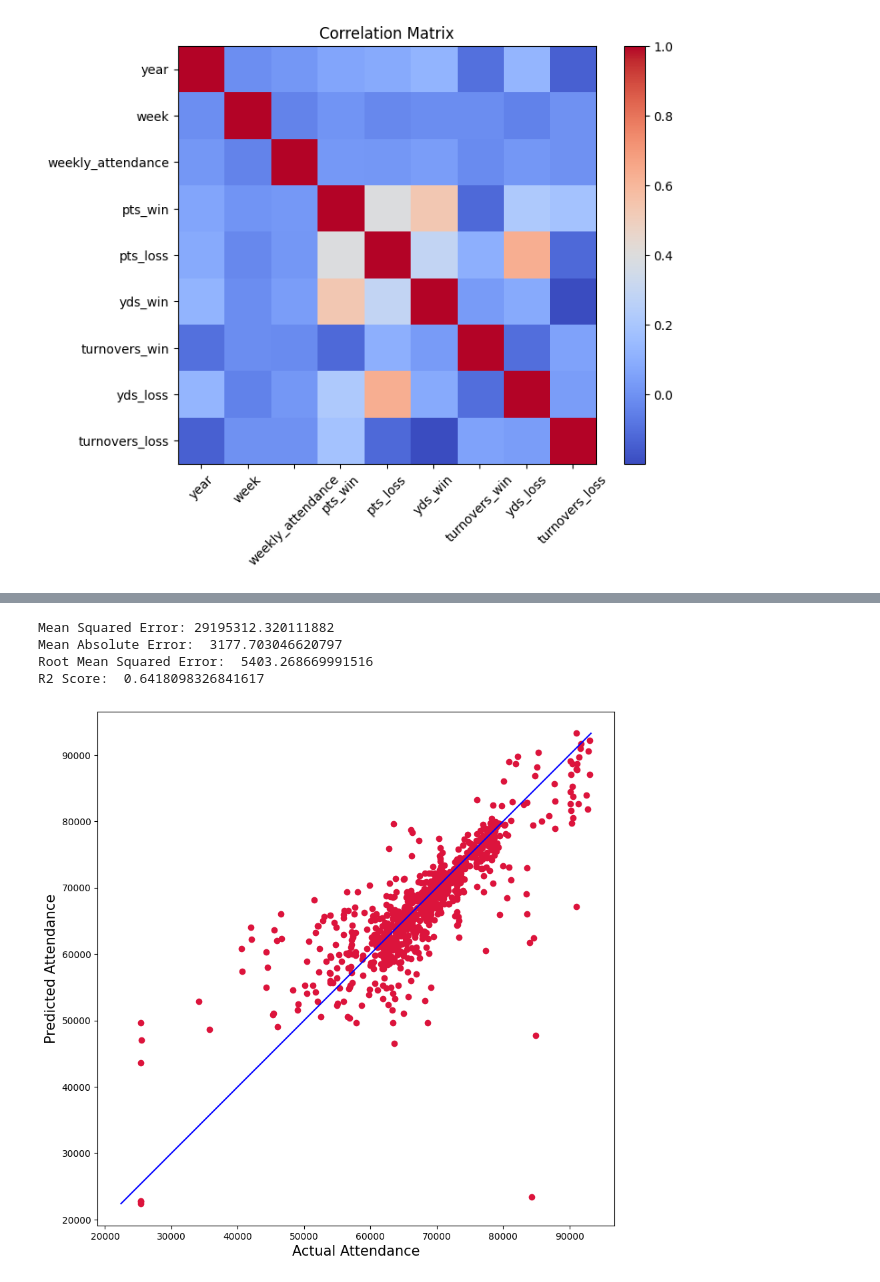
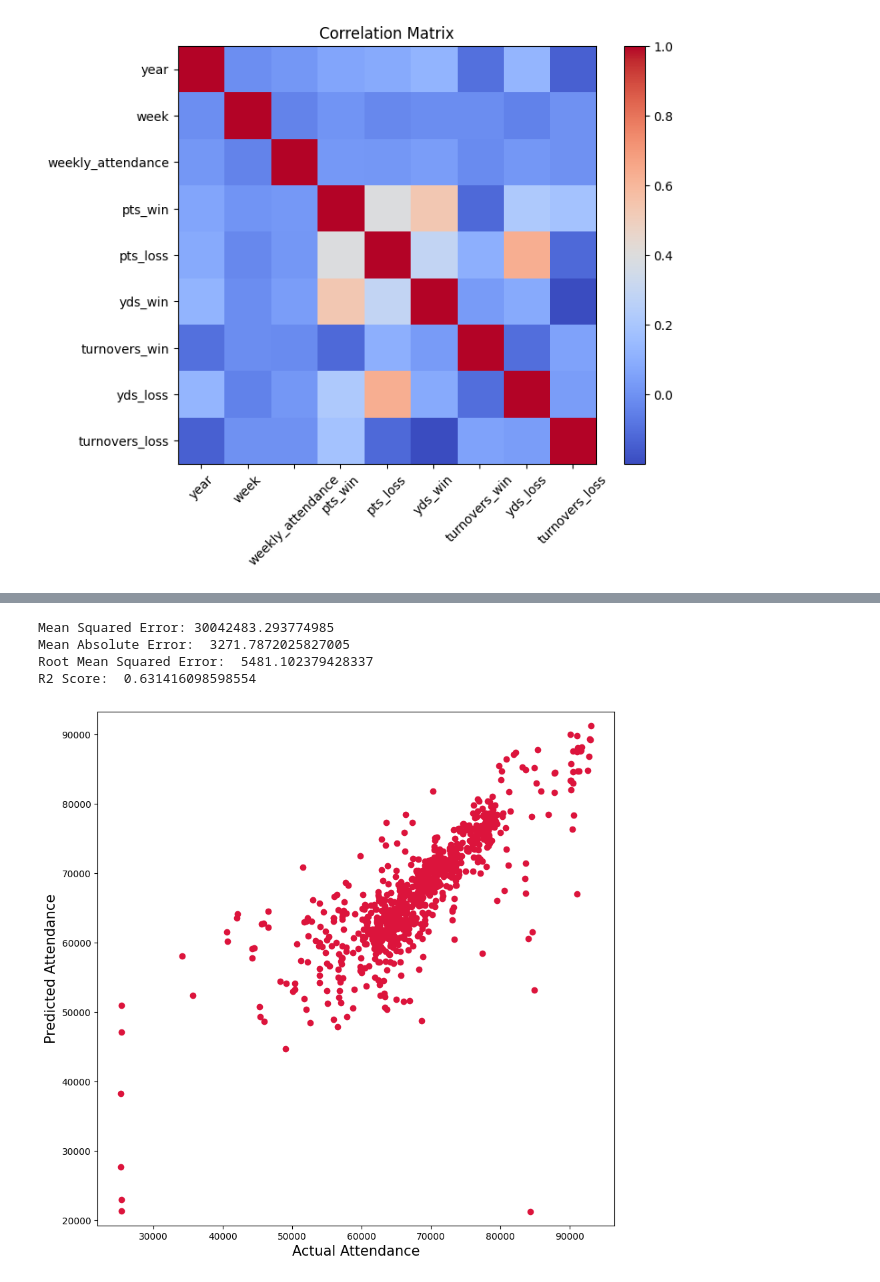
Before and after one commit to tylerbang/csc-4240-course-project, a Jupyter notebook: FNN.ipynb, the cells around one changed output, grey strips where cells are left out. Saved outputs shown, nothing was run; the diff lists cells and outputs as text; code cells hidden in the pictures.

```diff
--- a/FNN.ipynb
+++ b/FNN.ipynb
@@ -165,20 +165,16 @@ X_test_encoded = pd.concat([X_test_scaled.drop(columns=to_convert_categorical).r
 def model_builder(hp):
     model = Sequential()
     hp_activation = hp.Choice('activation', values=['relu', 'selu', 'linear', 'mish'])
-    hp_layer_1 = hp.Int('layer_1', min_value=1, max_value=1000, step=100)
+    hp_layer_1 = hp.Int('layer_1', min_value=1, max_value=500, step=100)
     hp_dropout_1 = hp.Choice('dropout_layer_1', values=[1e-2, 1e-3, 1e-4])
-    hp_layer_2 = hp.Int('layer_2', min_value=1, max_value=1000, step=100)
+    hp_layer_2 = hp.Int('layer_2', min_value=1, max_value=500, step=100)
     hp_dropout_2 = hp.Choice('dropout_layer_2', values=[1e-2, 1e-3, 1e-4])
-    hp_layer_3 = hp.Int('layer_3', min_value=1, max_value=1000, step=100)
-    hp_dropout_3 = hp.Choice('dropout_layer_3', values=[1e-2, 1e-3, 1e-4])
     hp_learning_rate = hp.Choice('learning_rate', values=[1e-2, 1e-3, 1e-4])
 
     model.add(Dense(units=hp_layer_1, activation=hp_activation))
     model.add(Dropout(hp_dropout_1))
     model.add(Dense(units=hp_layer_2, activation=hp_activation))
     model.add(Dropout(hp_dropout_2))
-    model.add(Dense(units=hp_layer_3, activation=hp_activation))
-    model.add(Dropout(hp_dropout_3))
     model.add(Dense(1))
 
     model.compile(optimizer=Adam(learning_rate=hp_learning_rate),
@@ -237,22 +233,21 @@ print("Mean Absolute Error: ", mae)
 print("Root Mean Squared Error: ", np.sqrt(mse))
 print("R2 Score: ", r2_score)
 # %% [output]
-Mean Squared Error: 29195312.320111882
-Mean Absolute Error:  3177.703046620797
-Root Mean Squared Error:  5403.268669991516
-R2 Score:  0.6418098326841617
+Mean Squared Error: 30042483.293774985
+Mean Absolute Error:  3271.7872025827005
+Root Mean Squared Error:  5481.102379428337
+R2 Score:  0.631416098598554
 # %%
 plt.figure(figsize=(10,10))
 plt.scatter(y_test, y_pred, c='crimson')
 p1 = max(max(y_pred), max(y_test))
 p2 = min(min(y_pred), min(y_test))
-plt.plot([p1, p2], [p1, p2], 'b-')
 plt.xlabel('Actual Attendance', fontsize=15)
 plt.ylabel('Predicted Attendance', fontsize=15)
 plt.axis('equal')
 plt.show()
 # %% [output]
-[figure, old version]
+[figure, new version]
 # %%
 model.summary()
 # %% [output]
```
Also changed, not shown: parts of 4 cells of this notebook, 4 other files.
